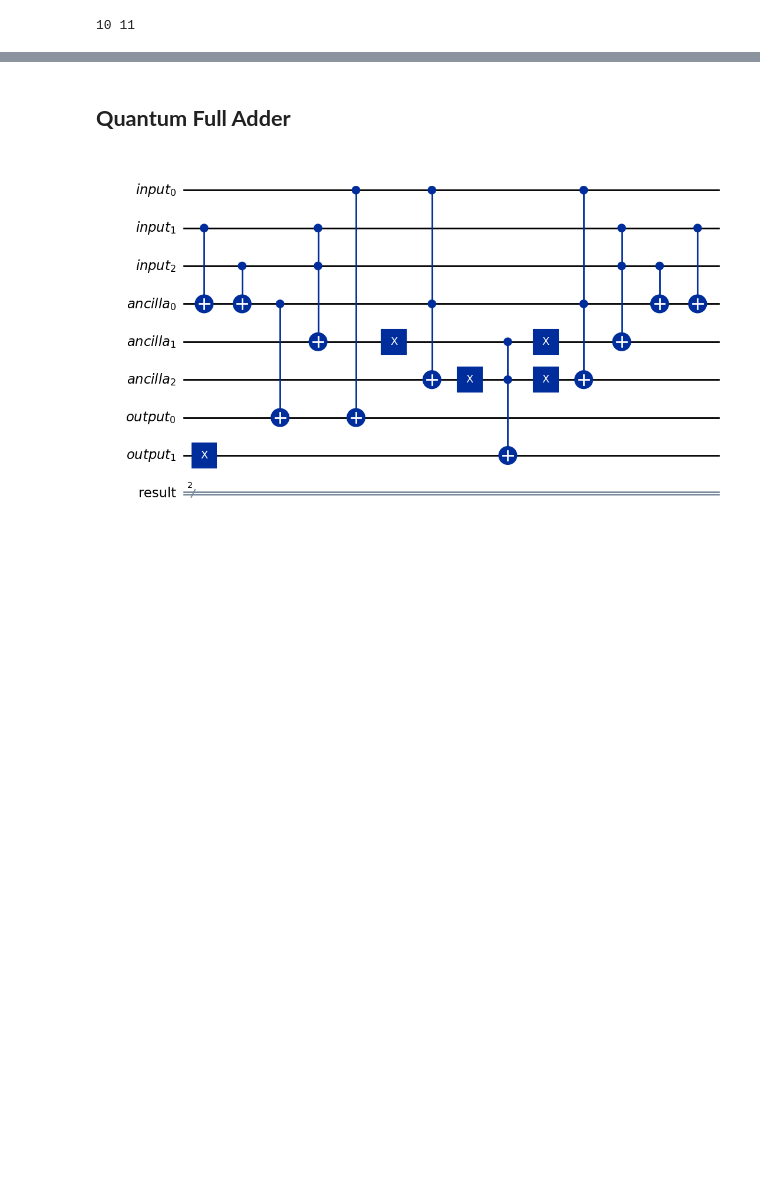
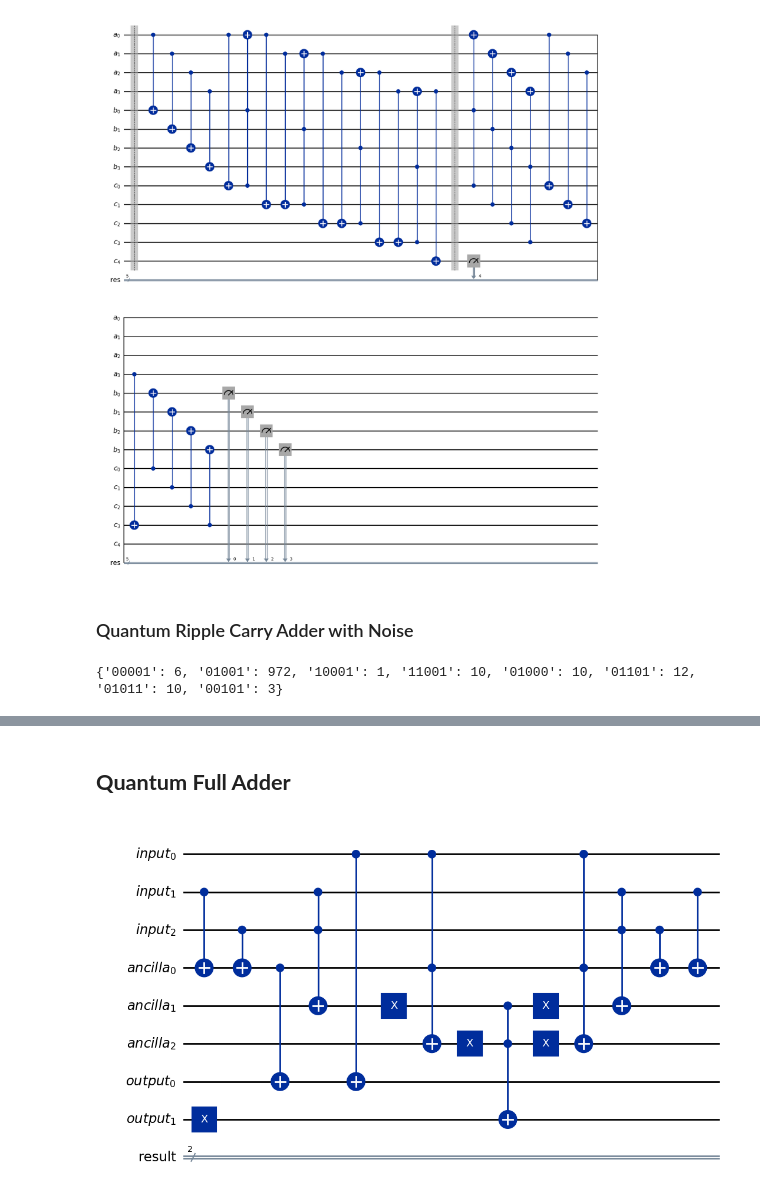
Before and after one commit to vigneshwari311/Foundations-of-QC, a Jupyter notebook: quantum_algorithms/quantum_adder.ipynb, the cells around one changed output, grey strips where cells are left out. Drawn from its saved outputs; the diff is of its cells as text; code cells hidden in the pictures; blank space fills up the shorter version.

```diff
--- a/quantum_algorithms/quantum_adder.ipynb
+++ b/quantum_algorithms/quantum_adder.ipynb
@@ -9,37 +73,16 @@ from qiskit_ibm_runtime.fake_provider import FakeAlgiers
 # %%
-a,b = map(int,input("Enter the two input values: ").split())
-
-
-def decimal_to_binary(in_1, in_2):
-    a,b = bin(in_1)[2:], bin(in_2)[2:]
-    return a,b
-
-def binary_to_decimal(in_1, in_2):
-    a = int(in_1, 2)
-    b = int(in_2, 2)
-    return a, b
-
-def sum(a,b,c_in):
-    qc = QuantumCircuit(3)
-    qc.cx(a,b)
-    qc.cx(b,c_in)
-
-def carry(a,b,c_in,c_out):
-    qc = QuantumCircuit(4)
-    qc.ccx(a,b,c_out)
-    qc.cx(a,b)
-    qc.ccx(c_in,b,c_out)
-
-def inverse_carry(a,b,c_in,c_out):
-    qc = QuantumCircuit(4)
-    qc.ccx(c_in,b,c_out)
-    qc.cx(a,b)
-    qc.ccx(a,b,c_out)
-
-
-bin_1, bin_2 = decimal_to_binary(a,b)
+qc.decompose().draw('mpl')
+# %% [output]
+[figure, added]
-# %%
-
-print(bin_1, bin_2)
-# %% [output]
-10 11
+# %% [markdown]
+### Quantum Ripple Carry Adder with Noise
+# %%
+backend = FakeAlgiers()
+noise_model = NoiseModel.from_backend(backend=backend)
+sim = AerSimulator(noise_model = noise_model)
+t_qc = transpile(qc,sim)
+counts = sim.run(t_qc,shots = 1024).result().get_counts()
+
+print(counts)
+# %% [output]
+{'00001': 6, '01001': 972, '10001': 1, '11001': 10, '01000': 10, '01101': 12, '01011': 10, '00101': 3}
```
Also changed, not shown: parts of 5 cells of this notebook.
